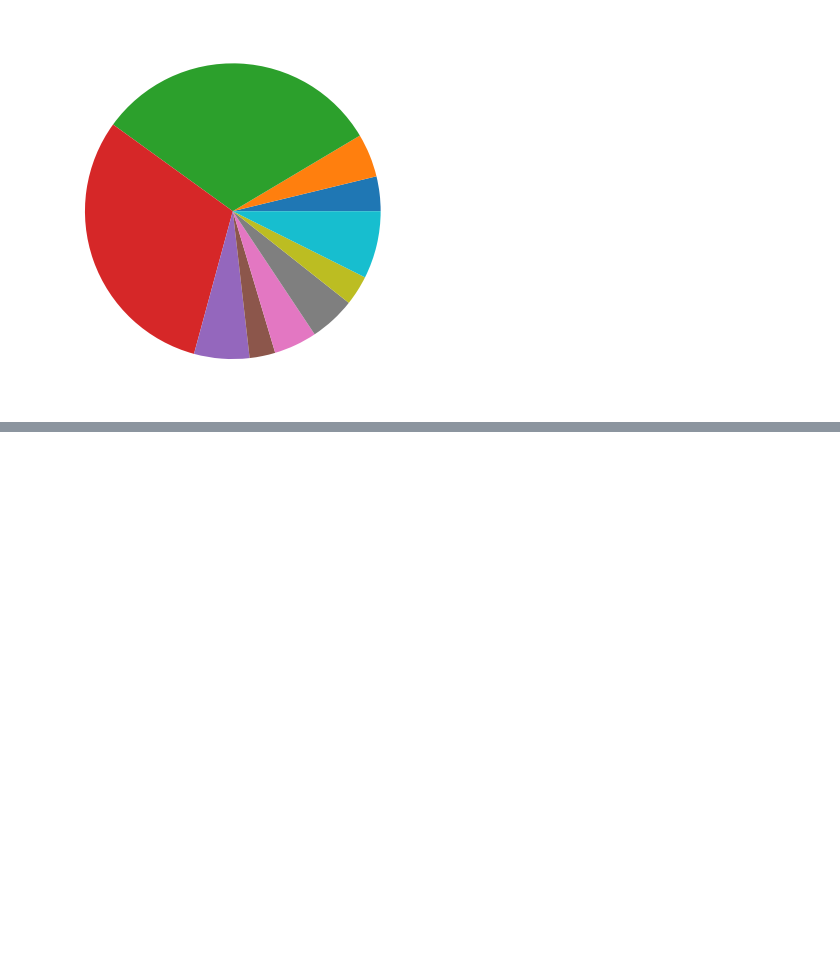
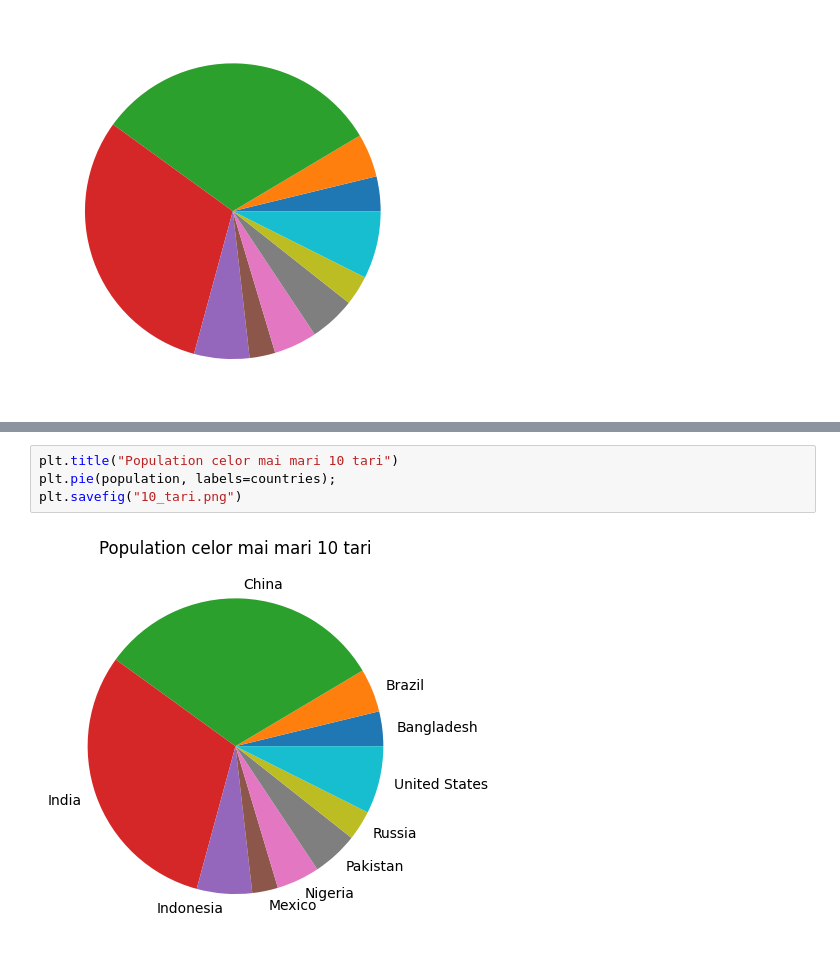
Before and after one commit to sojog/Python-Data-Visualization, a Jupyter notebook: Curs1/5.tari.ipynb, the cells around one changed output, grey strips where cells are left out. Saved outputs shown, nothing was run; the diff lists cells and outputs as text; blank space fills up the shorter version.

```diff
--- a/Curs1/5.tari.ipynb
+++ b/Curs1/5.tari.ipynb
@@ -24,0 +30,6 @@ plt.pie(population);
+# %%
+plt.title("Population celor mai mari 10 tari")
+plt.pie(population, labels=countries);
+plt.savefig("10_tari.png")
+# %% [output]
+[figure, added]
```
Also changed, not shown: parts of 1 cell of this notebook, 19 other files.
